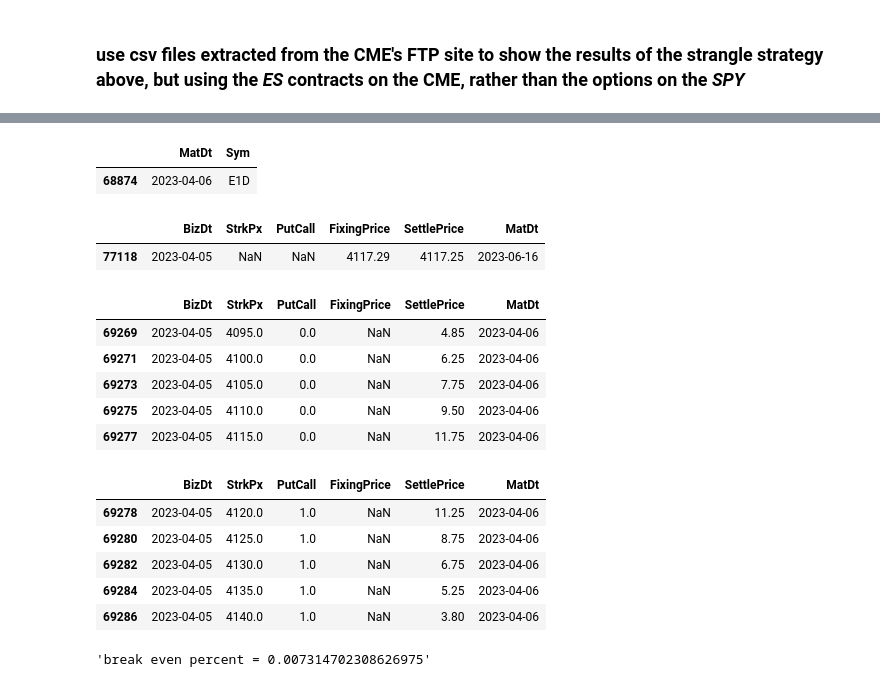
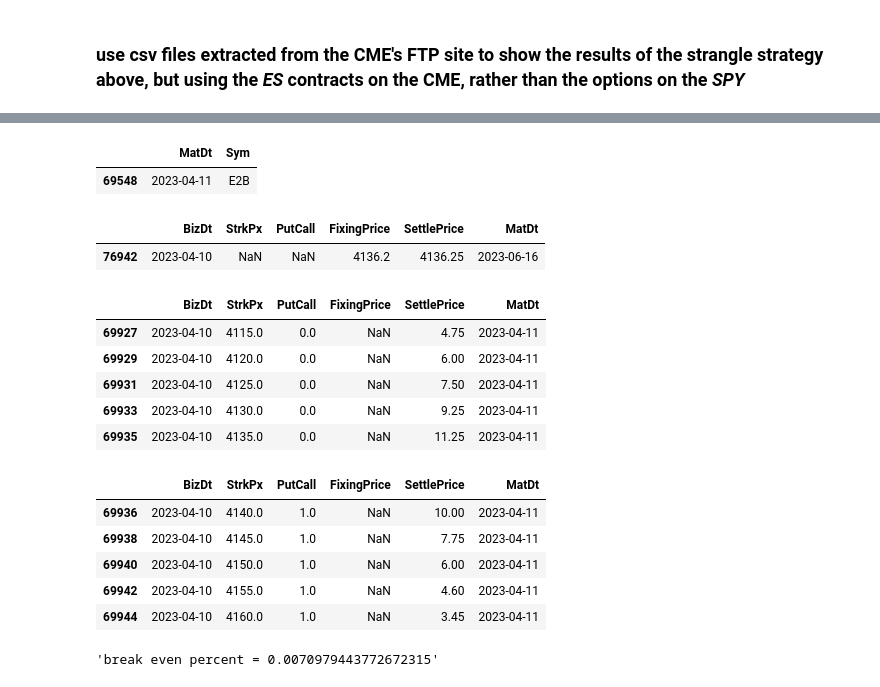
Before and after one commit to bgithub1/portfolio_risk, a Jupyter notebook: portfolio_risk/yahoo_options.ipynb, the cells around one changed output, grey strips where cells are left out. Drawn from its saved outputs; the diff is of its cells as text; code cells hidden in the pictures.

```diff
--- a/portfolio_risk/yahoo_options.ipynb
+++ b/portfolio_risk/yahoo_options.ipynb
@@ -402,7 +413,7 @@ def round_to_n(v,n):
     h = (b+1)*n
     return l if (v - l) < (h - v) else h
 # %%
-yyyymmdd = 20230405
+yyyymmdd = 20230410
 expiry_str = None
 symbol_regex = None#'^E[12345]'
 if symbol_regex is None:
@@ -436,44 +447,44 @@ c_all = c1 & c3 & c4
 df_under = df_cme[c_all].copy()
 future = df_under.iloc[0].SettlePrice
 c3 = df_cme_options.SecTyp=='OOF'
 c4 = df_cme_options.PutCall==0
 c5 = df_cme_options.StrkPx <= future
 c6 = df_cme_options.StrkPx >= future*.9
 c_all = c3 & c4 & c5 & c6
 cols = ['BizDt','StrkPx','PutCall','FixingPrice','SettlePrice','MatDt']
 df_cme_puts = df_cme_options[c_all][cols]
 c3 = df_cme_options.SecTyp=='OOF'
 c4 = df_cme_options.PutCall==1
 c5 = df_cme_options.StrkPx >= future
 c6 = df_cme_options.StrkPx <= future*1.1
 c_all = c3 & c4 & c5 & c6
 df_cme_calls = df_cme_options[c_all][cols]
 
 display.display(df_under[cols])
 display.display(df_cme_puts[-5:])
 display.display(df_cme_calls[:5])
 
 # calculate break even percent
 m = round_to_n(round(future),5)
 put_price = df_cme_puts[df_cme_puts.StrkPx == (m-20)].iloc[0].SettlePrice
 call_price = df_cme_calls[df_cme_calls.StrkPx == (m+20)].iloc[0].SettlePrice
 be = (put_price + call_price + 20)/m
 display.display(f"break even percent = {be}")
 # %% [output]
 |  | MatDt | Sym |
-| 68874 | 2023-04-06 | E1D |
+| 69548 | 2023-04-11 | E2B |
 |  | BizDt | StrkPx | PutCall | FixingPrice | SettlePrice | MatDt |
-| 77118 | 2023-04-05 | NaN | NaN | 4117.29 | 4117.25 | 2023-06-16 |
+| 76942 | 2023-04-10 | NaN | NaN | 4136.2 | 4136.25 | 2023-06-16 |
 |  | BizDt | StrkPx | PutCall | FixingPrice | SettlePrice | MatDt |
-| 69269 | 2023-04-05 | 4095.0 | 0.0 | NaN | 4.85 | 2023-04-06 |
-| 69271 | 2023-04-05 | 4100.0 | 0.0 | NaN | 6.25 | 2023-04-06 |
-| 69273 | 2023-04-05 | 4105.0 | 0.0 | NaN | 7.75 | 2023-04-06 |
-| 69275 | 2023-04-05 | 4110.0 | 0.0 | NaN | 9.50 | 2023-04-06 |
-| 69277 | 2023-04-05 | 4115.0 | 0.0 | NaN | 11.75 | 2023-04-06 |
+| 69927 | 2023-04-10 | 4115.0 | 0.0 | NaN | 4.75 | 2023-04-11 |
+| 69929 | 2023-04-10 | 4120.0 | 0.0 | NaN | 6.00 | 2023-04-11 |
+| 69931 | 2023-04-10 | 4125.0 | 0.0 | NaN | 7.50 | 2023-04-11 |
+| 69933 | 2023-04-10 | 4130.0 | 0.0 | NaN | 9.25 | 2023-04-11 |
+| 69935 | 2023-04-10 | 4135.0 | 0.0 | NaN | 11.25 | 2023-04-11 |
 |  | BizDt | StrkPx | PutCall | FixingPrice | SettlePrice | MatDt |
-| 69278 | 2023-04-05 | 4120.0 | 1.0 | NaN | 11.25 | 2023-04-06 |
-| 69280 | 2023-04-05 | 4125.0 | 1.0 | NaN | 8.75 | 2023-04-06 |
-| 69282 | 2023-04-05 | 4130.0 | 1.0 | NaN | 6.75 | 2023-04-06 |
-| 69284 | 2023-04-05 | 4135.0 | 1.0 | NaN | 5.25 | 2023-04-06 |
-| 69286 | 2023-04-05 | 4140.0 | 1.0 | NaN | 3.80 | 2023-04-06 |
+| 69936 | 2023-04-10 | 4140.0 | 1.0 | NaN | 10.00 | 2023-04-11 |
+| 69938 | 2023-04-10 | 4145.0 | 1.0 | NaN | 7.75 | 2023-04-11 |
+| 69940 | 2023-04-10 | 4150.0 | 1.0 | NaN | 6.00 | 2023-04-11 |
+| 69942 | 2023-04-10 | 4155.0 | 1.0 | NaN | 4.60 | 2023-04-11 |
+| 69944 | 2023-04-10 | 4160.0 | 1.0 | NaN | 3.45 | 2023-04-11 |
-'break even percent = 0.007314702308626975'
+'break even percent = 0.0070979443772672315'
```
Also changed, not shown: parts of 5 cells of this notebook, 13 other files.
